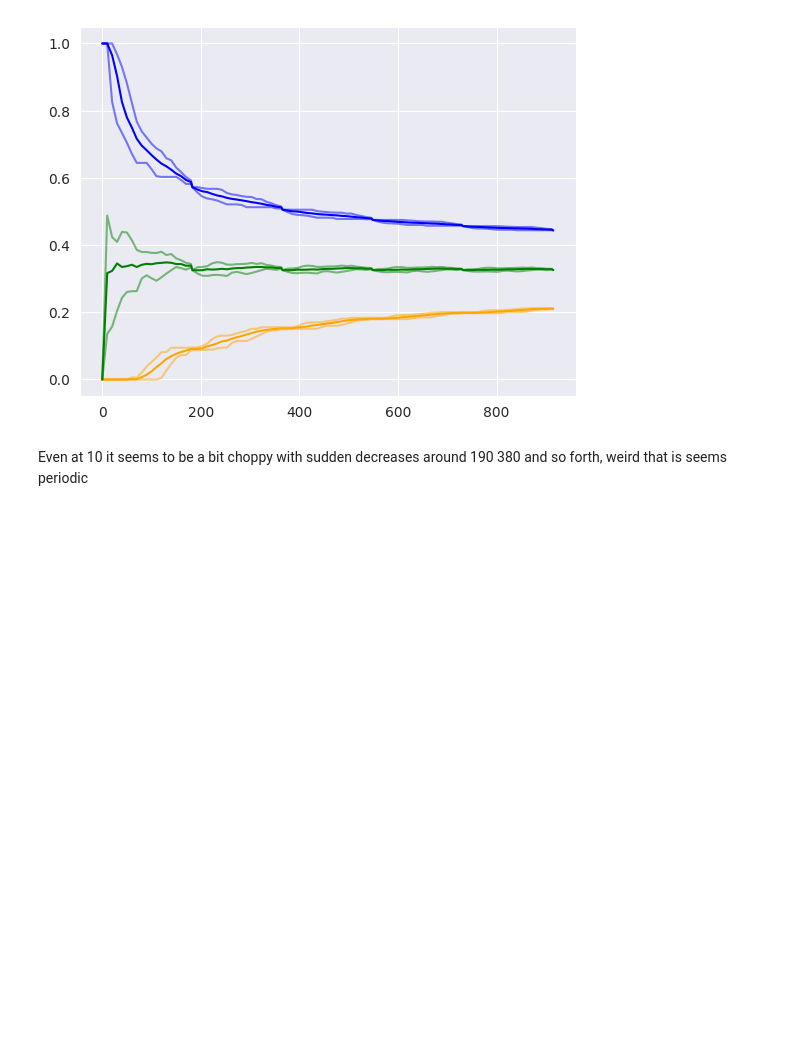
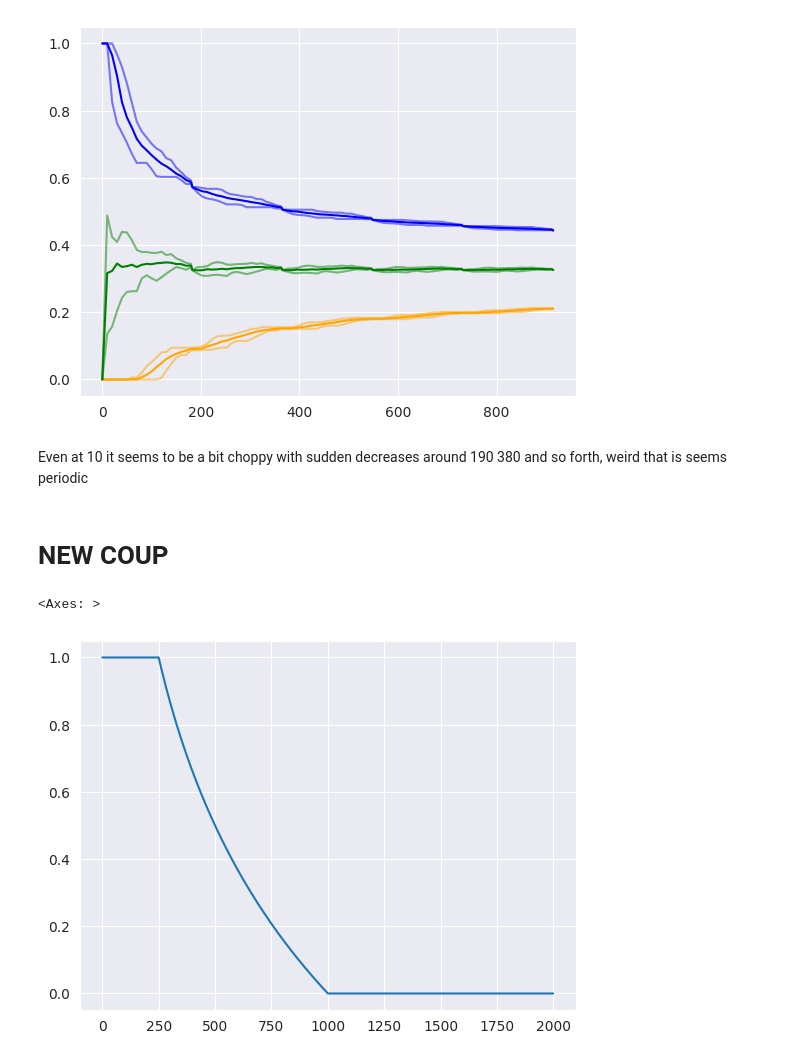
Before and after one commit to Skippybal/Styx, a Jupyter notebook: Utility_testing.ipynb, the cells around one changed output. Cells and saved outputs as stored; diff of their text form; code cells hidden in the pictures; blank space fills up the shorter version.

```diff
--- a/Utility_testing.ipynb
+++ b/Utility_testing.ipynb
@@ -509,3 +509,5 @@ sns.lineplot(x=m, y=np.array(uhats).min(axis=0), color="g", alpha=0.5)
 [figure]
 # %% [markdown]
 Even at 10 it seems to be a bit choppy with sudden decreases around 190 380 and so forth, weird that is seems periodic
+# %% [markdown]
+# NEW COUP
@@ -511,0 +609,19 @@ Even at 10 it seems to be a bit choppy with sudden decreases around 190 380 and
+# %%
+def u_geometric(t, k0, k1):
+    if t < k0:
+        return 1
+    elif t < k1:
+        return math.log(k1 / t) / math.log(k1 / k0)
+    else:
+        return 0
+# %%
+point = np.arange(0, 2_000, 1)
+
+outs = []
+for p in point:
+    o = u_geometric(p, k0=250, k1=1000)
+    outs.append(o)
+sns.lineplot(x=point, y=outs)
+# %% [output]
+<Axes: >
+[figure, added]
```
Also changed, not shown: parts of 3 cells of this notebook.
